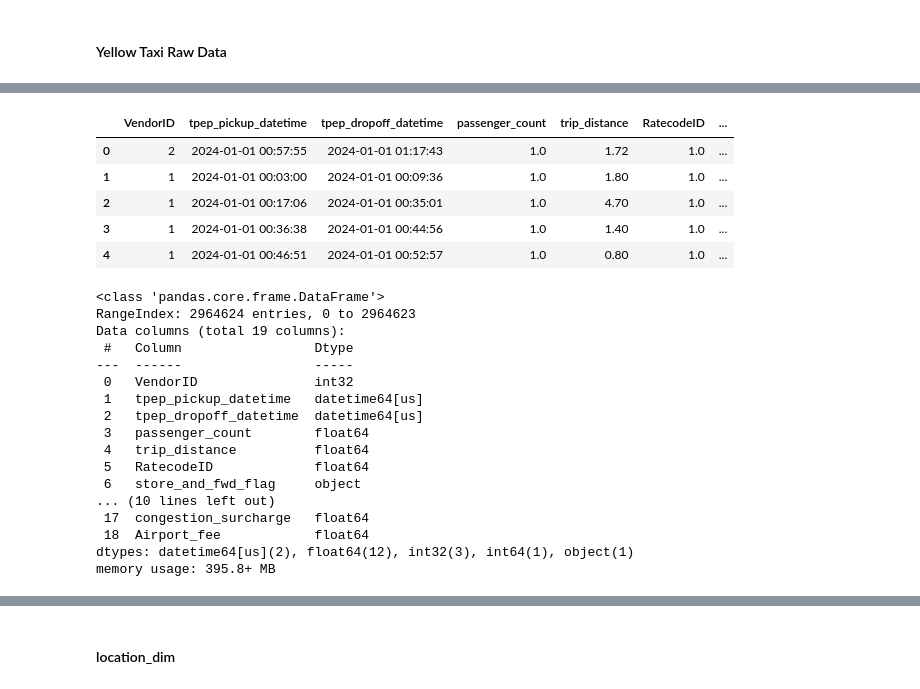
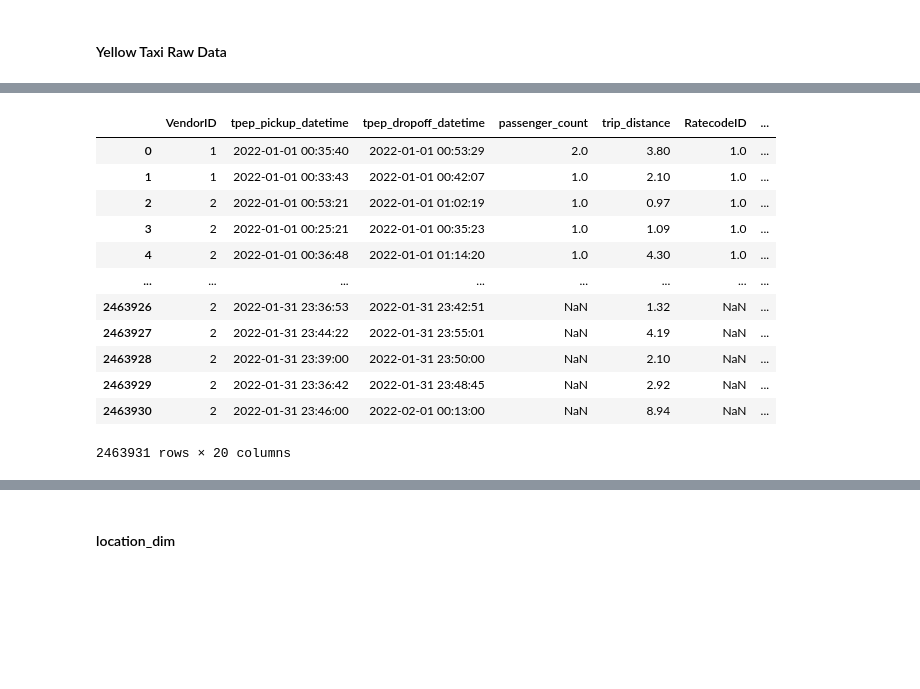
Before and after one commit to irishyl/2025-nyc-taxi, a Jupyter notebook: nyctaxi_data_pipeline.ipynb, the cells around one changed output, grey strips where cells are left out. Cells and saved outputs as stored; diff of their text form; code cells hidden in the pictures; blank space fills up the shorter version.

Commit message:
inspect 2022-2024 data

```diff
--- a/nyctaxi_data_pipeline.ipynb
+++ b/nyctaxi_data_pipeline.ipynb
@@ -12,4 +9,19 @@ import matplotlib.pyplot as plt
 # %% [markdown]
 #### Yellow Taxi Raw Data
 # %%
-df = pd.read_parquet("data/yellow_tripdata_2024-01.parquet")
+def read_yellow_data(yellow_path):
+    df = pd.read_parquet(yellow_path)
+
+    # Standardize just the airport fee column
+    if 'Airport_fee' in df.columns:
+        df.rename(columns={'Airport_fee': 'airport_fee'}, inplace=True)
+
+    # inspecting date type and modify to suitable data type
+    df['tpep_pickup_datetime'] = pd.to_datetime(df['tpep_pickup_datetime']).dt.floor('s').dt.tz_localize(None)
+    df['tpep_dropoff_datetime'] = pd.to_datetime(df['tpep_dropoff_datetime']).dt.floor('s').dt.tz_localize(None)
+
+    df = df.drop_duplicates().reset_index(drop=True)
+
+    # set pk
+    df['trip_id'] = df.index
+    return df
@@ -41,29 +28,18 @@ df
-# %%
-df.head()
-# %% [output]
-|  | VendorID | tpep_pickup_datetime | tpep_dropoff_datetime | passenger_count | trip_distance | RatecodeID | ... |
-| 0 | 2 | 2024-01-01 00:57:55 | 2024-01-01 01:17:43 | 1.0 | 1.72 | 1.0 | ... |
-| 1 | 1 | 2024-01-01 00:03:00 | 2024-01-01 00:09:36 | 1.0 | 1.80 | 1.0 | ... |
-| 2 | 1 | 2024-01-01 00:17:06 | 2024-01-01 00:35:01 | 1.0 | 4.70 | 1.0 | ... |
-| 3 | 1 | 2024-01-01 00:36:38 | 2024-01-01 00:44:56 | 1.0 | 1.40 | 1.0 | ... |
-| 4 | 1 | 2024-01-01 00:46:51 | 2024-01-01 00:52:57 | 1.0 | 0.80 | 1.0 | ... |
-# %%
-df.info()
-# %% [output]
-<class 'pandas.core.frame.DataFrame'>
-RangeIndex: 2964624 entries, 0 to 2964623
-Data columns (total 19 columns):
- #   Column                 Dtype
----  ------                 -----
- 0   VendorID               int32
- 1   tpep_pickup_datetime   datetime64[us]
- 2   tpep_dropoff_datetime  datetime64[us]
- 3   passenger_count        float64
- 4   trip_distance          float64
- 5   RatecodeID             float64
- 6   store_and_fwd_flag     object
-... (10 lines left out)
- 17  congestion_surcharge   float64
- 18  Airport_fee            float64
-dtypes: datetime64[us](2), float64(12), int32(3), int64(1), object(1)
-memory usage: 395.8+ MB
+# %%
+yellow_path = "data/yellow_tripdata/yellow_tripdata_2022-01.parquet"
+df = read_yellow_data(yellow_path)
+df
+# %% [output]
+|  | VendorID | tpep_pickup_datetime | tpep_dropoff_datetime | passenger_count | trip_distance | RatecodeID | ... |
+| 0 | 1 | 2022-01-01 00:35:40 | 2022-01-01 00:53:29 | 2.0 | 3.80 | 1.0 | ... |
+| 1 | 1 | 2022-01-01 00:33:43 | 2022-01-01 00:42:07 | 1.0 | 2.10 | 1.0 | ... |
+| 2 | 2 | 2022-01-01 00:53:21 | 2022-01-01 01:02:19 | 1.0 | 0.97 | 1.0 | ... |
+| 3 | 2 | 2022-01-01 00:25:21 | 2022-01-01 00:35:23 | 1.0 | 1.09 | 1.0 | ... |
+| 4 | 2 | 2022-01-01 00:36:48 | 2022-01-01 01:14:20 | 1.0 | 4.30 | 1.0 | ... |
+| ... | ... | ... | ... | ... | ... | ... | ... |
+| 2463926 | 2 | 2022-01-31 23:36:53 | 2022-01-31 23:42:51 | NaN | 1.32 | NaN | ... |
+| 2463927 | 2 | 2022-01-31 23:44:22 | 2022-01-31 23:55:01 | NaN | 4.19 | NaN | ... |
+| 2463928 | 2 | 2022-01-31 23:39:00 | 2022-01-31 23:50:00 | NaN | 2.10 | NaN | ... |
+| 2463929 | 2 | 2022-01-31 23:36:42 | 2022-01-31 23:48:45 | NaN | 2.92 | NaN | ... |
+| 2463930 | 2 | 2022-01-31 23:46:00 | 2022-02-01 00:13:00 | NaN | 8.94 | NaN | ... |
+2463931 rows × 20 columns
```
Also changed, not shown: parts of 27 cells of this notebook.
